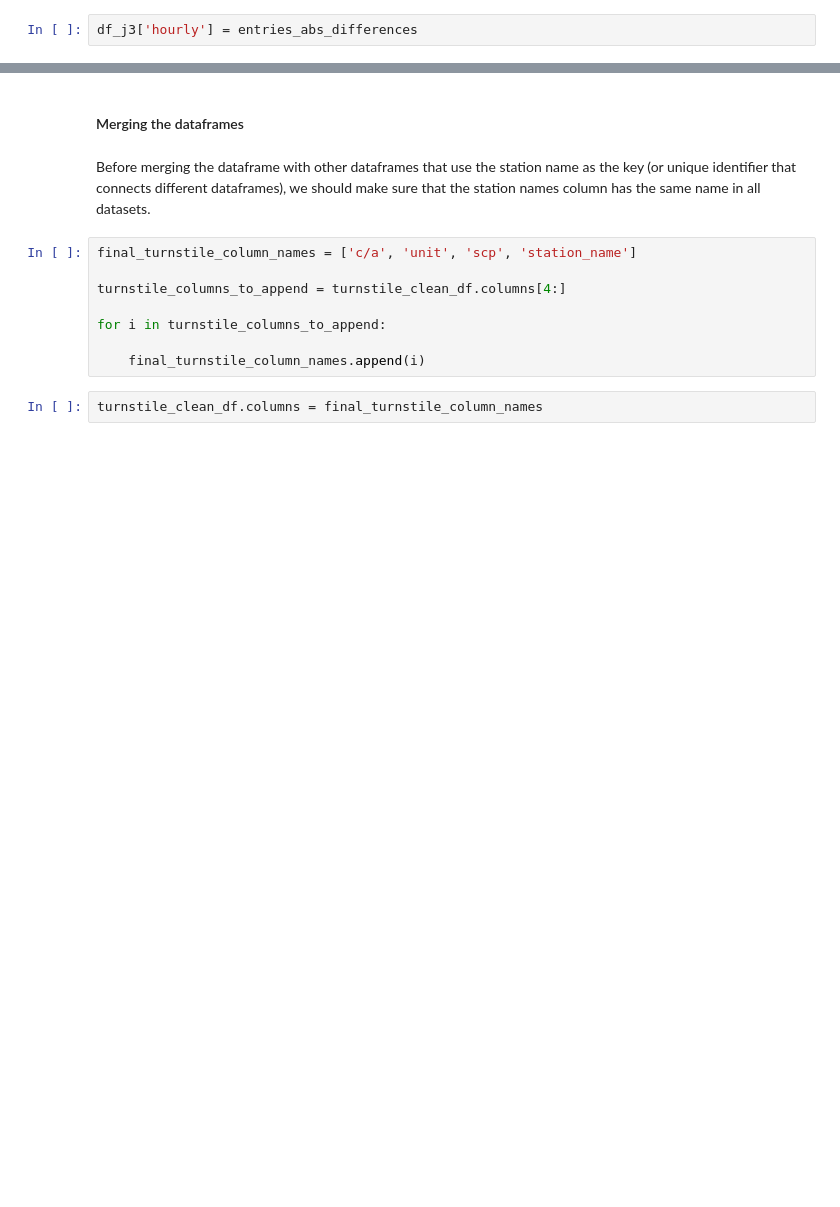
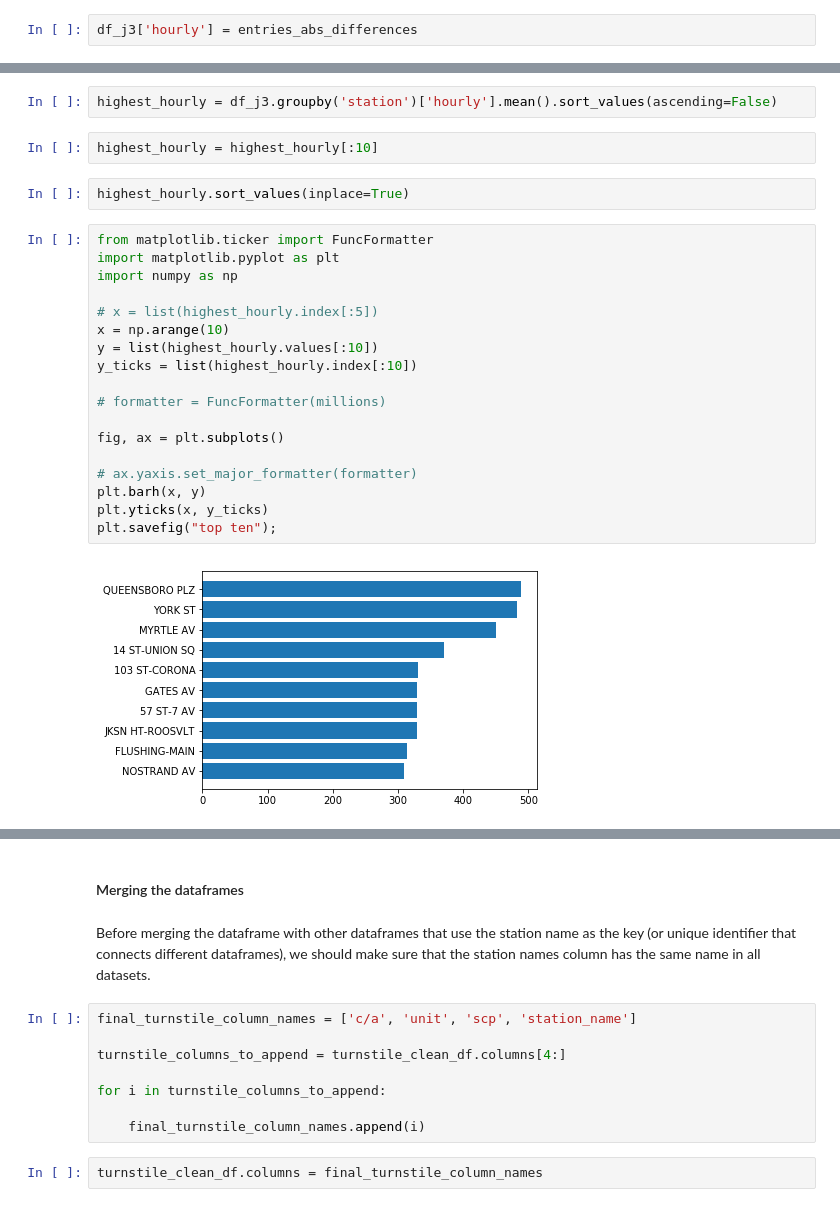
Before and after one commit to jonram91/MTAProject1, a Jupyter notebook: Benson Merging Characteristics to Turnstile Data and Data Visualization.ipynb, the cells around one changed output, grey strips where cells are left out. Saved outputs shown, nothing was run; the diff lists cells and outputs as text; blank space fills up the shorter version.

```diff
--- a/Benson Merging Characteristics to Turnstile Data and Data Visualization.ipynb
+++ b/Benson Merging Characteristics to Turnstile Data and Data Visualization.ipynb
@@ -56,0 +111,26 @@ df_j3['hourly'] = entries_abs_differences
+# %%
+highest_hourly = df_j3.groupby('station')['hourly'].mean().sort_values(ascending=False)
+# %%
+highest_hourly = highest_hourly[:10]
+# %%
+highest_hourly.sort_values(inplace=True)
+# %%
+from matplotlib.ticker import FuncFormatter
+import matplotlib.pyplot as plt
+import numpy as np
+
+# x = list(highest_hourly.index[:5])
+x = np.arange(10)
+y = list(highest_hourly.values[:10])
+y_ticks = list(highest_hourly.index[:10])
+
+# formatter = FuncFormatter(millions)
+
+fig, ax = plt.subplots()
+
+# ax.yaxis.set_major_formatter(formatter)
+plt.barh(x, y)
+plt.yticks(x, y_ticks)
+plt.savefig("top ten");
+# %% [output]
+[figure, added]
```
Also changed, not shown: parts of 16 cells of this notebook.
